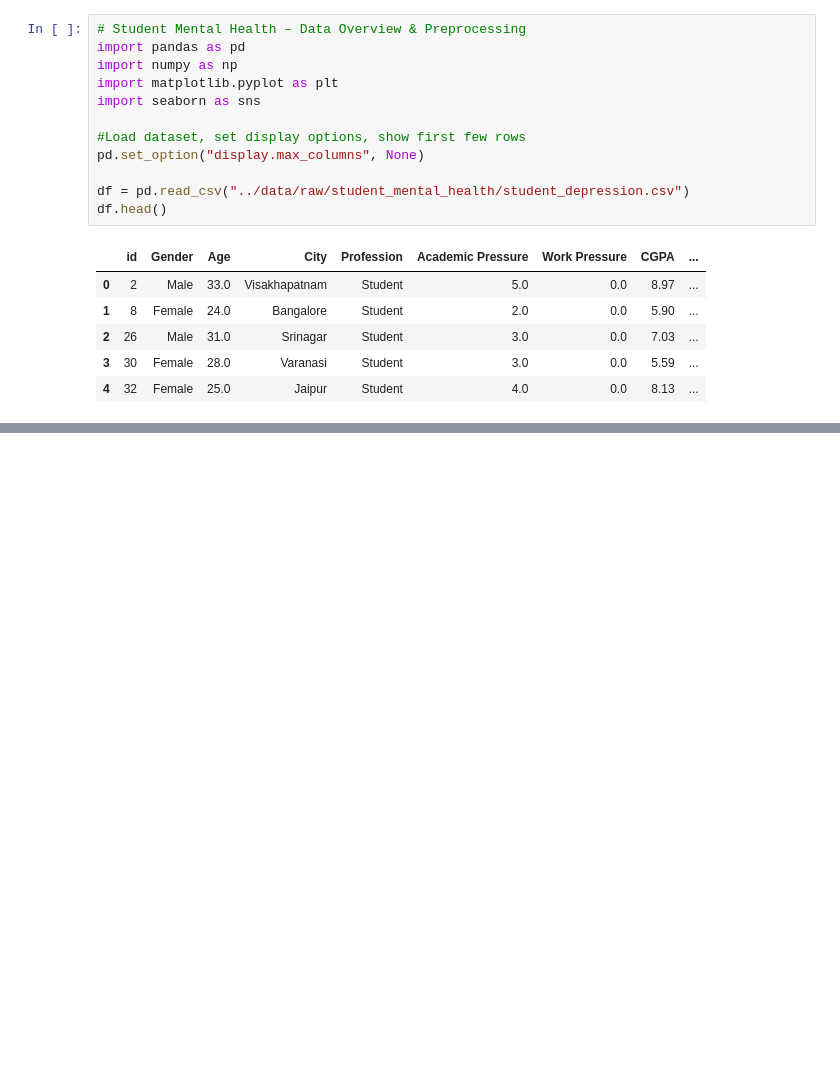
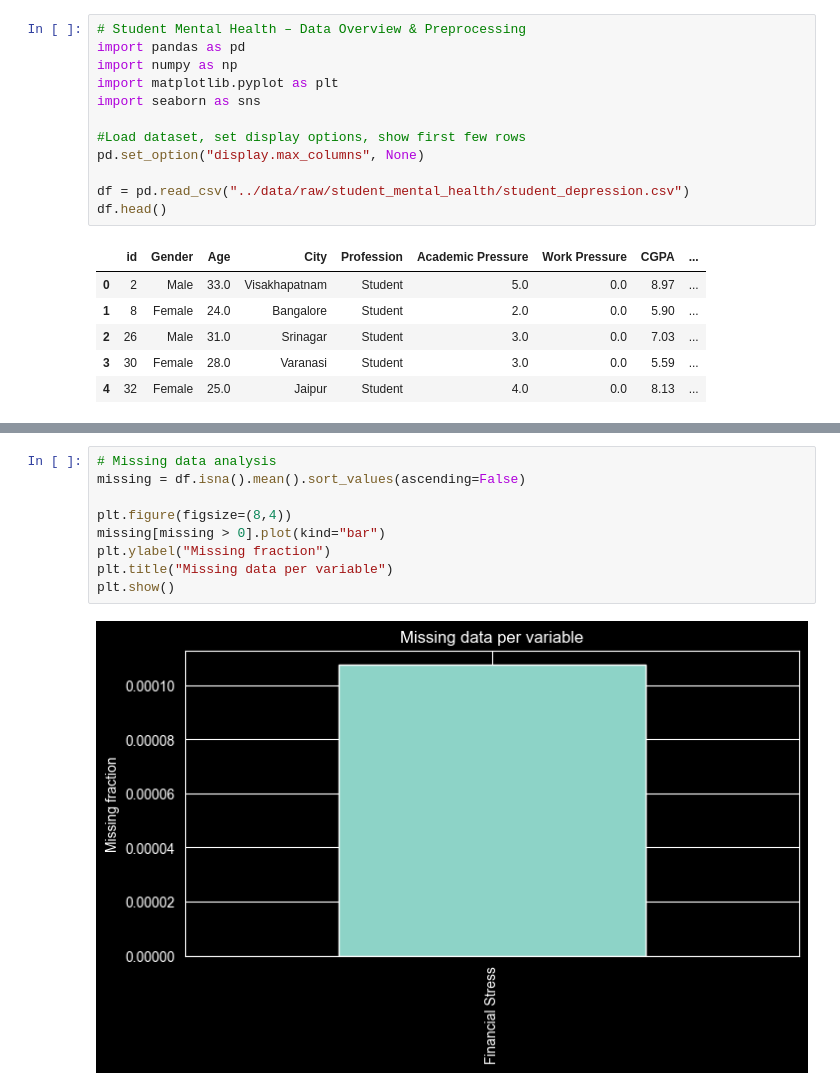
Before and after one commit to mateidiana/WellBeingModelling, a Jupyter notebook: notebooks/01_2_data_overview_mh_student.ipynb, the cells around one changed output, grey strips where cells are left out. Cells and saved outputs as stored; diff of their text form; blank space fills up the shorter version.

```diff
--- a/notebooks/01_2_data_overview_mh_student.ipynb
+++ b/notebooks/01_2_data_overview_mh_student.ipynb
@@ -23,0 +79,11 @@ df.head()
+# %%
+# Missing data analysis
+missing = df.isna().mean().sort_values(ascending=False)
+
+plt.figure(figsize=(8,4))
+missing[missing > 0].plot(kind="bar")
+plt.ylabel("Missing fraction")
+plt.title("Missing data per variable")
+plt.show()
+# %% [output]
+[figure, added]
```
Also changed, not shown: parts of 14 cells of this notebook, 9 other files.
